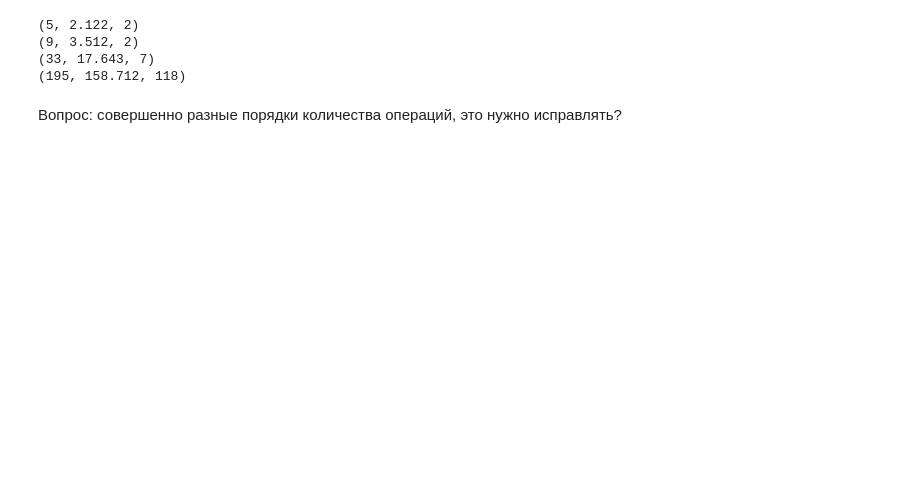
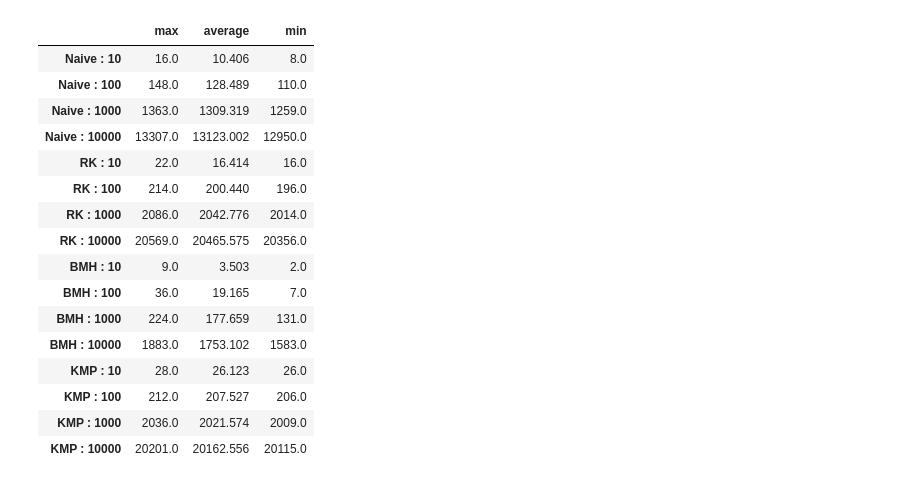
Before and after one commit to GalyaZalesskaya/Data-Analisis, a Jupyter notebook: aio_string.ipynb, the cells around one changed output. Saved outputs shown, nothing was run; the diff lists cells and outputs as text; code cells hidden in the pictures; blank space fills up the shorter version.

```diff
--- a/aio_string.ipynb
+++ b/aio_string.ipynb
@@ -43,3 +33,0 @@ pat='aa'
-# %%
-pat = 'abc'
-text = 'abcabc'
@@ -108,16 +93,15 @@ def BMH (text, pattern, alphabet):
     text = le.transform(text)
 
     for i in range(m-1):
-        operations+=1
+        operations+=1 #preprocessing
         table[pattern[i]] = m-1-i #количество безопасно пропускаемых символов
 
     skip = 0
     while (n - skip >= m):
-        i = m - 1 `
+        i = m - 1
         while (text[skip+i] == pattern[i]):
-            operations+=1
+            operations+=1 # char comparison
             if (i==0):
-
                 incl.append(skip)
                 break;
             i-=1
@@ -206,10 +168,0 @@ for i in [10,100,1000,10000]:
-# %%
-for i in [10,100,1000,10000]:
-    print(info_computing(BMH, textset_generator(alphabet_sh,i), pat, alphabet_sh))
-# %% [output]
-(5, 2.122, 2)
-(9, 3.512, 2)
-(33, 17.643, 7)
-(195, 158.712, 118)
-# %% [markdown]
-Вопрос: совершенно разные порядки количества операций, это нужно исправлять?
@@ -215,0 +175,34 @@ for i in [10,100,1000,10000]:
+# %%
+#красивое и наглядное представление таблицой
+def table_information(alphabet):
+    table = pd.DataFrame()
+    algorythms = [Naive, RK, BMH, KMP]
+    lenght = [10,100,1000,10000]
+    for alg in algorythms:
+        for l in lenght:
+            line = np.asarray(info_computing(alg, textset_generator(alphabet,l), pat, alphabet))
+            line = pd.DataFrame(data = line, index=['max','average', 'min'], columns = [alg.__name__+' : '+str(l)])
+            table=pd.concat([table,line], axis=1)
+    return table.T
+# %%
+# работа алгоритмов на текстах длины 10,100,1000,10000 на маленьком алфавите из 4 символов
+result_sh= table_information(alphabet_sh)
+result_sh
+# %% [output]
+|  | max | average | min |
+| Naive : 10 | 16.0 | 10.406 | 8.0 |
+| Naive : 100 | 148.0 | 128.489 | 110.0 |
+| Naive : 1000 | 1363.0 | 1309.319 | 1259.0 |
+| Naive : 10000 | 13307.0 | 13123.002 | 12950.0 |
+| RK : 10 | 22.0 | 16.414 | 16.0 |
+| RK : 100 | 214.0 | 200.440 | 196.0 |
+| RK : 1000 | 2086.0 | 2042.776 | 2014.0 |
+| RK : 10000 | 20569.0 | 20465.575 | 20356.0 |
+| BMH : 10 | 9.0 | 3.503 | 2.0 |
+| BMH : 100 | 36.0 | 19.165 | 7.0 |
+| BMH : 1000 | 224.0 | 177.659 | 131.0 |
+| BMH : 10000 | 1883.0 | 1753.102 | 1583.0 |
+| KMP : 10 | 28.0 | 26.123 | 26.0 |
+| KMP : 100 | 212.0 | 207.527 | 206.0 |
+| KMP : 1000 | 2036.0 | 2021.574 | 2009.0 |
+| KMP : 10000 | 20201.0 | 20162.556 | 20115.0 |
```
Also changed, not shown: parts of 36 cells of this notebook.
